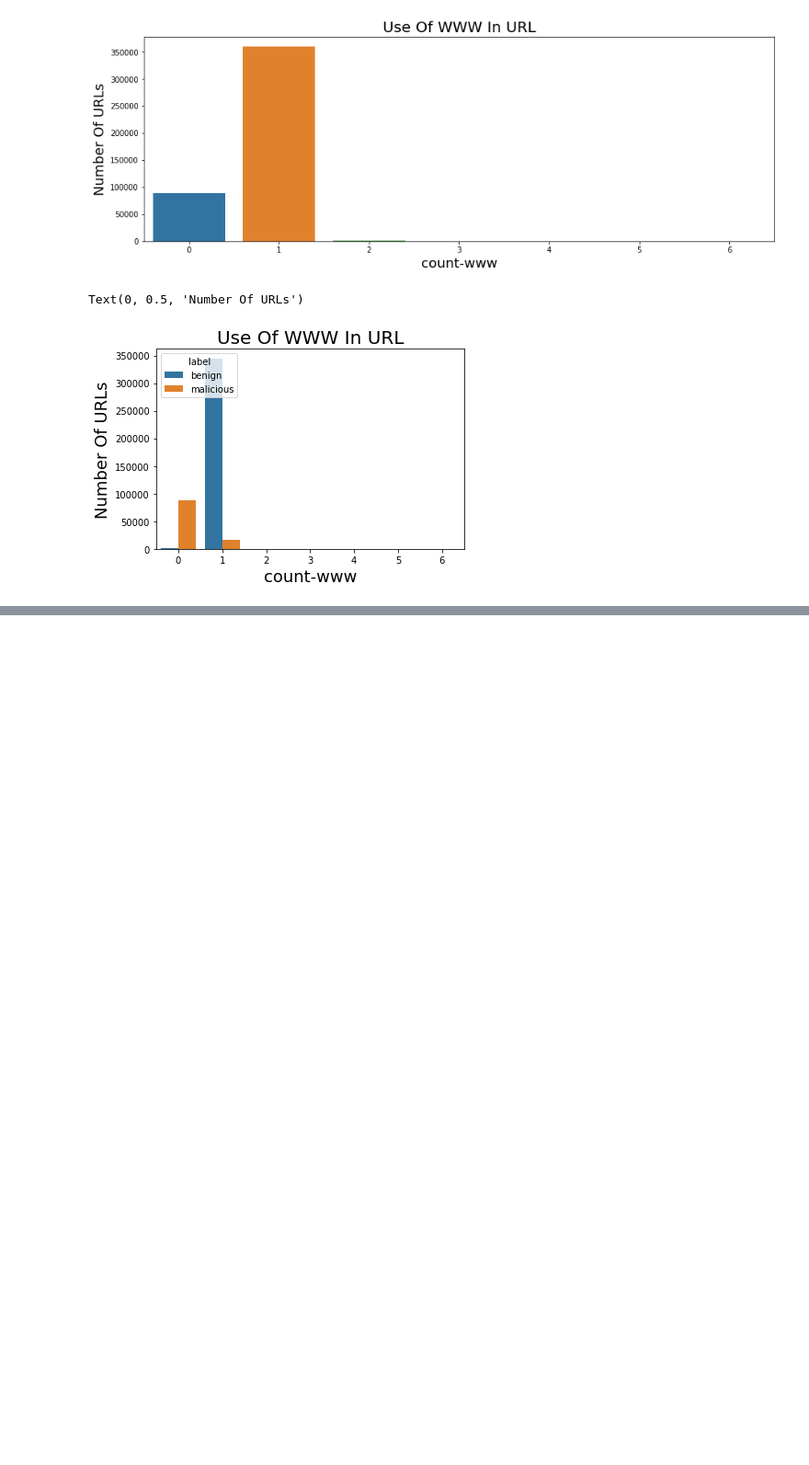
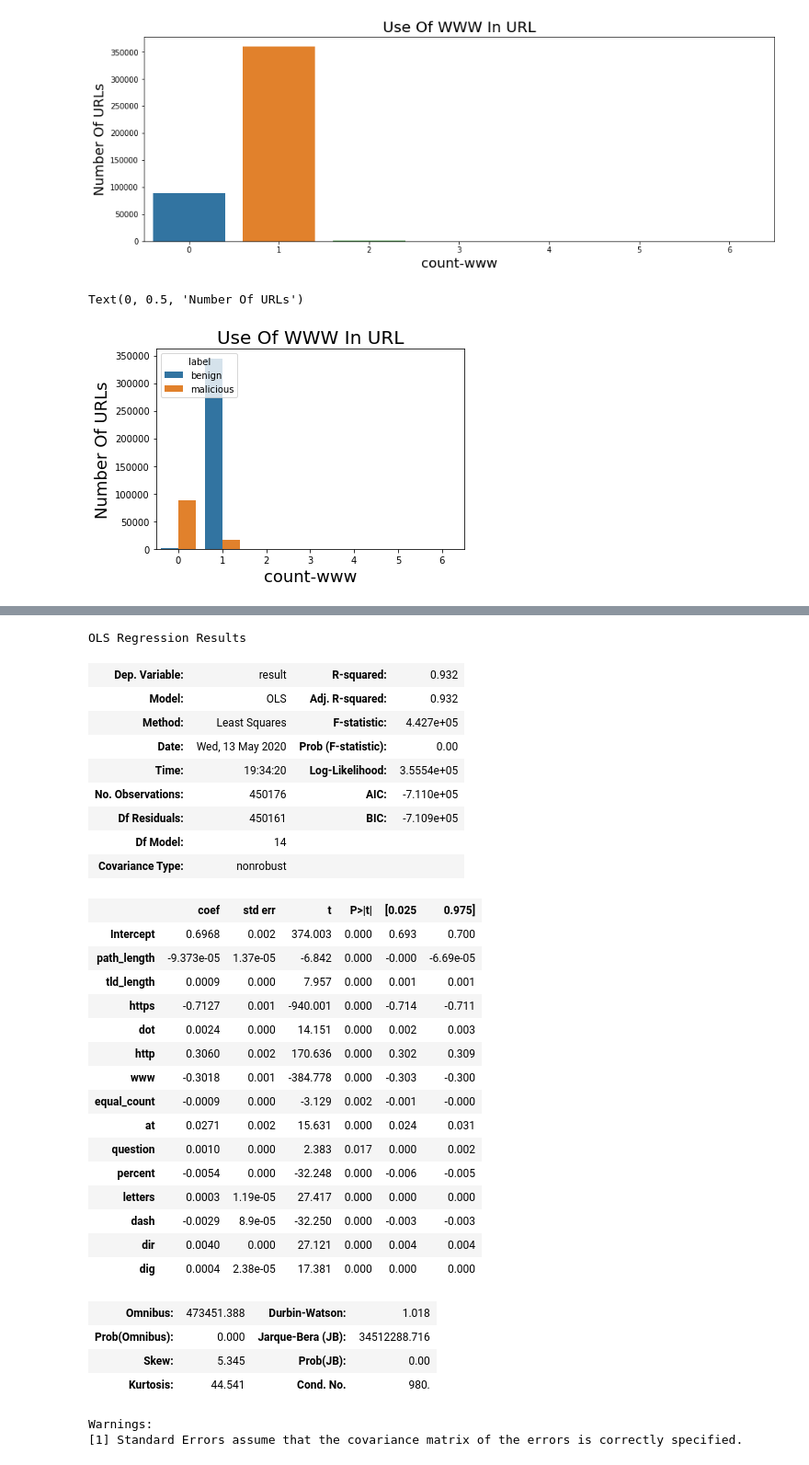
Before and after one commit to plamengj/Detecting-Malicious-URLs, a Jupyter notebook: Detecting_malicious_URLs.ipynb, the cells around one changed output, grey strips where cells are left out. Shown at 92% size. Cells and saved outputs as stored; diff of their text form; code cells hidden in the pictures; blank space fills up the shorter version.

```diff
--- a/Detecting_malicious_URLs.ipynb
+++ b/Detecting_malicious_URLs.ipynb
@@ -342,0 +507,59 @@ Text(0, 0.5, 'Number Of URLs')
+# %%
+import statsmodels.api as sm
+import statsmodels.formula.api as smf
+
+
+# urldata['count-https'] = urldata['https']
+# urldata['count@'] = urldata['@']
+# urldata['count?'] = urldata['?']
+# urldata['count%'] = urldata['%']
+# urldata['count.'] = urldata['dot']
+# urldata['count='] = urldata['equals']
+# urldata['count-http'] = urldata['http']
+# urldata['count-www'] = urldata['www']
+# urldata['count_dir'] = urldata['dir']
+# urldata['count-'] = urldata['dash']
+# urldata['count-letters'] = urldata['letters']
+# urldata['count-digits'] = urldata['digits']
+
+urldata2 = urldata.rename(columns={"count-https": "https", "count@": "at", "count?":"question", "count%":"percent", "count.":"dot", "count=": 'equal_count',
+                       "count-http":"http", "count-www": "www", 'count_dir': 'dir', 'count-':'dash', 'count-letters': 'letters',
+                       "count-digits": 'dig'})
+
+linreg = smf.ols(formula='result ~ path_length + tld_length + https + dot + http + www + equal_count + at + question + percent + letters + dash + dir + dig', data=urldata2).fit()
+
+linreg.summary()
+# urldata.head()
+# %% [output]
+OLS Regression Results
+| Dep. Variable: | result | R-squared: | 0.932 |
+| Model: | OLS | Adj. R-squared: | 0.932 |
+| Method: | Least Squares | F-statistic: | 4.427e+05 |
+| Date: | Wed, 13 May 2020 | Prob (F-statistic): | 0.00 |
+| Time: | 19:34:20 | Log-Likelihood: | 3.5554e+05 |
+| No. Observations: | 450176 | AIC: | -7.110e+05 |
+| Df Residuals: | 450161 | BIC: | -7.109e+05 |
+| Df Model: | 14 |  |  |
+| Covariance Type: | nonrobust |  |  |
+|  | coef | std err | t | P>|t| | [0.025 | 0.975] |
+| Intercept | 0.6968 | 0.002 | 374.003 | 0.000 | 0.693 | 0.700 |
+| path_length | -9.373e-05 | 1.37e-05 | -6.842 | 0.000 | -0.000 | -6.69e-05 |
+| tld_length | 0.0009 | 0.000 | 7.957 | 0.000 | 0.001 | 0.001 |
+| https | -0.7127 | 0.001 | -940.001 | 0.000 | -0.714 | -0.711 |
+| dot | 0.0024 | 0.000 | 14.151 | 0.000 | 0.002 | 0.003 |
+| http | 0.3060 | 0.002 | 170.636 | 0.000 | 0.302 | 0.309 |
+| www | -0.3018 | 0.001 | -384.778 | 0.000 | -0.303 | -0.300 |
+| equal_count | -0.0009 | 0.000 | -3.129 | 0.002 | -0.001 | -0.000 |
+| at | 0.0271 | 0.002 | 15.631 | 0.000 | 0.024 | 0.031 |
+| question | 0.0010 | 0.000 | 2.383 | 0.017 | 0.000 | 0.002 |
+| percent | -0.0054 | 0.000 | -32.248 | 0.000 | -0.006 | -0.005 |
+| letters | 0.0003 | 1.19e-05 | 27.417 | 0.000 | 0.000 | 0.000 |
+| dash | -0.0029 | 8.9e-05 | -32.250 | 0.000 | -0.003 | -0.003 |
+| dir | 0.0040 | 0.000 | 27.121 | 0.000 | 0.004 | 0.004 |
+| dig | 0.0004 | 2.38e-05 | 17.381 | 0.000 | 0.000 | 0.000 |
+| Omnibus: | 473451.388 | Durbin-Watson: | 1.018 |
+| Prob(Omnibus): | 0.000 | Jarque-Bera (JB): | 34512288.716 |
+| Skew: | 5.345 | Prob(JB): | 0.00 |
+| Kurtosis: | 44.541 | Cond. No. | 980. |
+Warnings:
+[1] Standard Errors assume that the covariance matrix of the errors is correctly specified.
```
Also changed, not shown: parts of 30 cells of this notebook.
